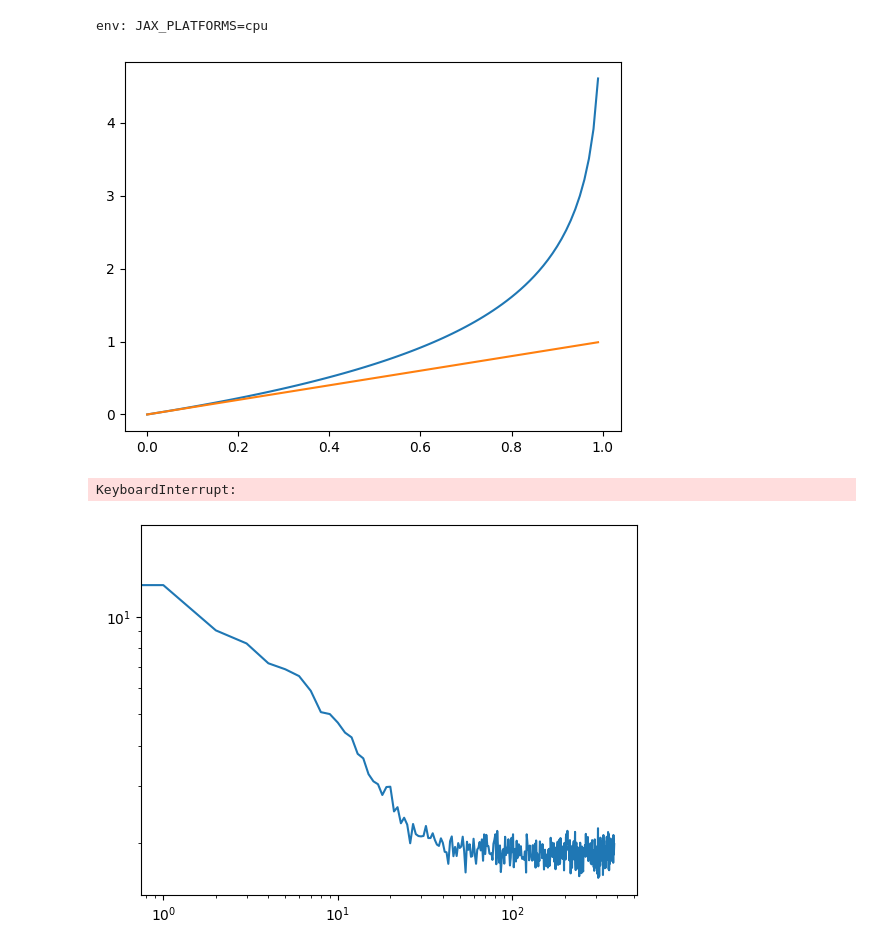
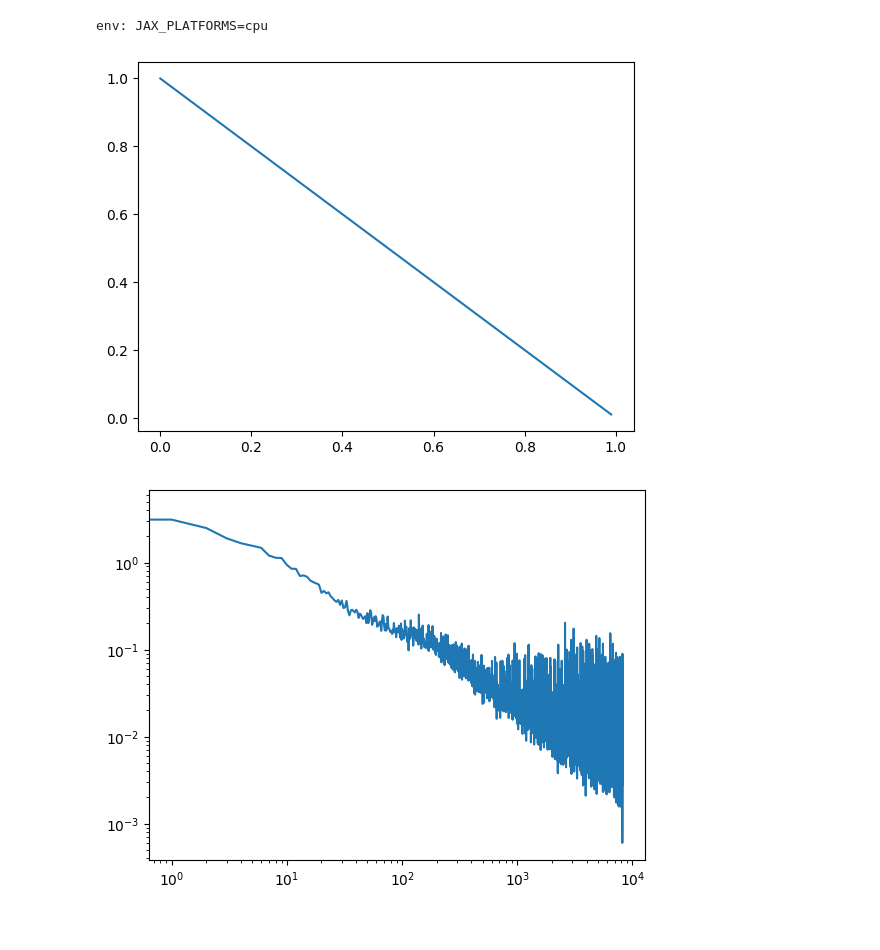
Before and after one commit to neverix/jif, a Jupyter notebook: mdlm_test.ipynb, the cells around one changed output. Saved outputs shown, nothing was run; the diff lists cells and outputs as text; code cells hidden in the pictures.

```diff
--- a/mdlm_test.ipynb
+++ b/mdlm_test.ipynb
@@ -7,21 +7,20 @@ import jax.numpy as jnp
 # %% [output]
 env: JAX_PLATFORMS=cpu
 # %%
-from src.jif.diffusion import AbsorbingDiffusion
+from src.jif.diffusion import MDLMDiffusion
 n_classes = 8
 seq_len = 4
 batch = 6
-diffusion = AbsorbingDiffusion(n_classes, 1e-7)
+diffusion = MDLMDiffusion(n_classes, 1e-7)
 data = jax.random.randint(jax.random.PRNGKey(0), (batch, seq_len), 0, n_classes)
 
 
 from matplotlib import pyplot as plt
 t = jnp.arange(0, 1, 0.01)
-plt.plot(t, diffusion.noise_schedule(t)[0])
-plt.plot(t, 1 - jnp.exp(-diffusion.noise_schedule(t)[0]))
+plt.plot(t, diffusion.alpha(t))
 plt.show()
 # %% [output]
-[figure, old version]
+[figure, new version]
 # %%
 import math
 
@@ -89,14 +88,12 @@ for i in (bar := trange(8192)):
     ema_params = jax.tree.map(lambda x, y: x * 0.99 + y * 0.01, ema_params, params)
     bar.set_postfix(loss=loss)
     losses.append(loss)
-# %% [output]
-KeyboardInterrupt:
 # %%
 from matplotlib import pyplot as plt
 plt.plot(losses)
 plt.yscale("log")
 plt.xscale("log")
 # %% [output]
-[figure, old version]
+[figure, new version]
 # %%
 import random
```
Also changed, not shown: parts of 1 cell of this notebook, 1 other file.
